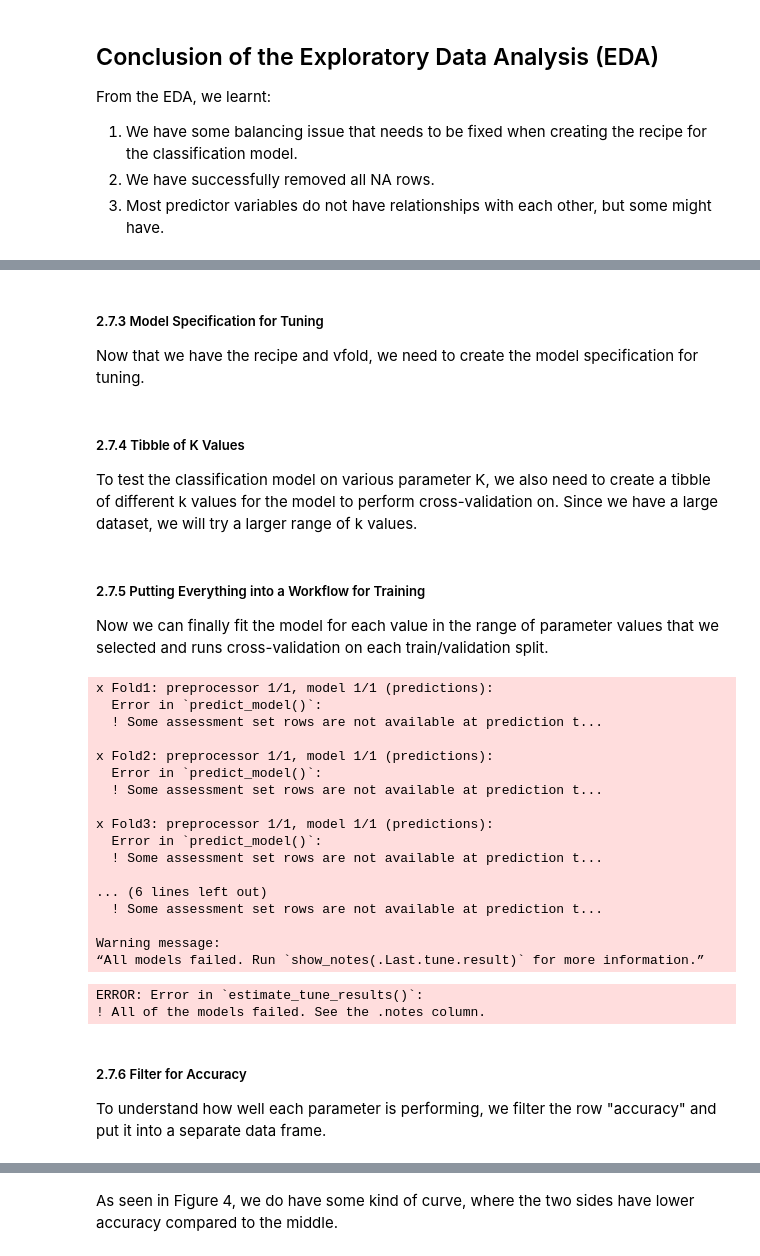
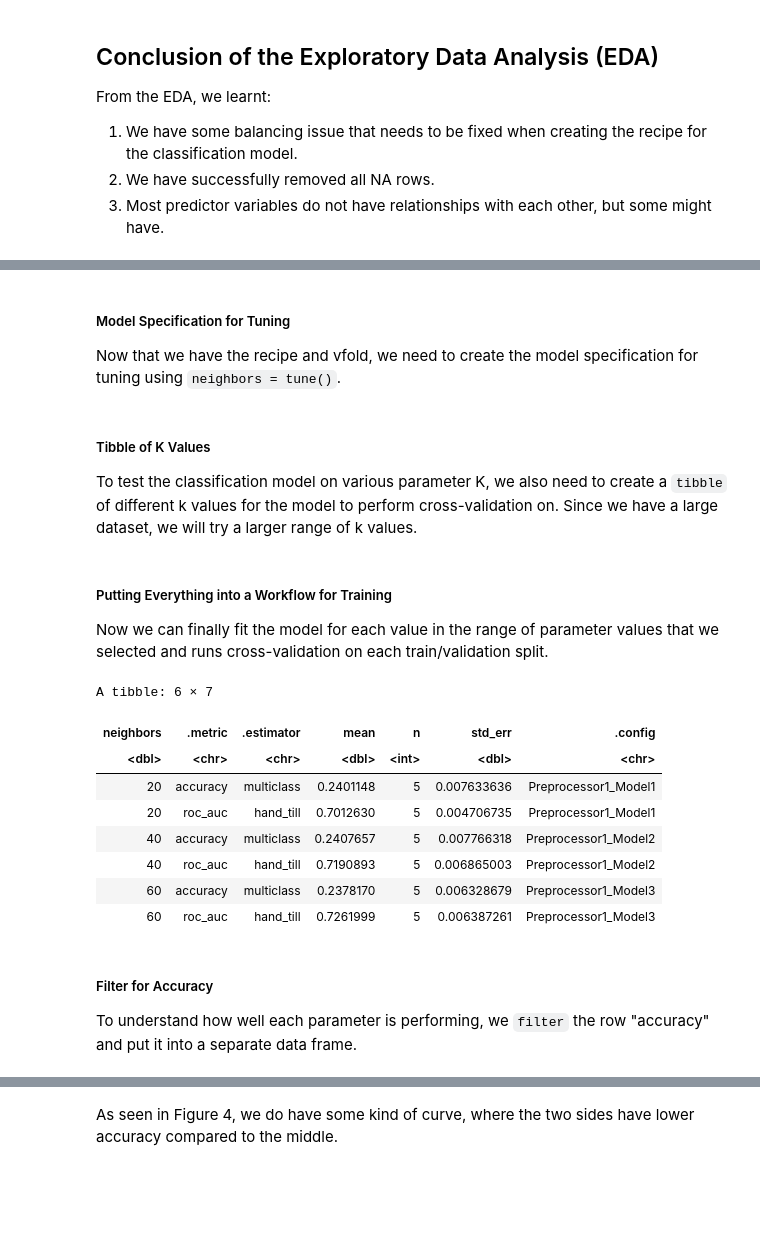
Before and after one commit to ccliang4/dsci-100-2022w1-sec-005-group-28, a Jupyter notebook: Group Project Report.ipynb, the cells around one changed output, grey strips where cells are left out. Drawn from its saved outputs; the diff is of its cells as text; code cells hidden in the pictures; blank space fills up the shorter version.

Commit message:
Some edits (see comments)
Add explanations for not using step_upsample, removed numbering, added cited referenced, added some more descriptions, and fixed some formatting

```diff
--- a/Group Project Report.ipynb
+++ b/Group Project Report.ipynb
@@ -339,51 +326,41 @@ To ensure that we are choosing the best parameter K, we need to evaluate the cla
 # %%
 spotify_mbti_vfold <- vfold_cv(spotify_mbti_train, v = 5)
 # %% [markdown]
-##### 2.7.3 Model Specification for Tuning
-Now that we have the recipe and vfold, we need to create the model specification for tuning.
+##### Model Specification for Tuning
+Now that we have the recipe and vfold, we need to create the model specification for tuning using `neighbors = tune()`.
 # %%
 knn_tune <- nearest_neighbor(weight_func = "rectangular", neighbors = tune()) |>
     set_engine("kknn") |>
     set_mode("classification")
 # %% [markdown]
-##### 2.7.4 Tibble of K Values
-To test the classification model on various parameter K, we also need to create a tibble of different k values for the model to perform cross-validation on. Since we have a large dataset, we will try a larger range of k values.
+##### Tibble of K Values
+To test the classification model on various parameter K, we also need to create a `tibble` of different k values for the model to perform cross-validation on. Since we have a large dataset, we will try a larger range of k values.
 # %%
 k_vals <- tibble(neighbors = seq(from = 20, to = 120, by = 20))
 # %% [markdown]
-##### 2.7.5 Putting Everything into a Workflow for Training
+##### Putting Everything into a Workflow for Training
 Now we can finally fit the model for each value in the range of parameter values that we selected and runs cross-validation on each train/validation split.
 # %%
 knn_results <- workflow() |>
-    add_recipe(spotify_mbti_recipe_ups) |>
+    add_recipe(spotify_mbti_recipe) |>
     add_model(knn_tune) |>
     tune_grid(resamples = spotify_mbti_vfold, grid = k_vals) |>
     collect_metrics()
 
-knn_results
+head(knn_results)
 # %% [output]
-x Fold1: preprocessor 1/1, model 1/1 (predictions):
-  Error in `predict_model()`:
-  ! Some assessment set rows are not available at prediction t...
-
-x Fold2: preprocessor 1/1, model 1/1 (predictions):
-  Error in `predict_model()`:
-  ! Some assessment set rows are not available at prediction t...
-
-x Fold3: preprocessor 1/1, model 1/1 (predictions):
-  Error in `predict_model()`:
-  ! Some assessment set rows are not available at prediction t...
-
-... (6 lines left out)
-  ! Some assessment set rows are not available at prediction t...
-
-Warning message:
-“All models failed. Run `show_notes(.Last.tune.result)` for more information.”
+A tibble: 6 × 7
-ERROR: Error in `estimate_tune_results()`:
-! All of the models failed. See the .notes column.
+| neighbors | .metric | .estimator | mean | n | std_err | .config |
+| <dbl> | <chr> | <chr> | <dbl> | <int> | <dbl> | <chr> |
+| 20 | accuracy | multiclass | 0.2401148 | 5 | 0.007633636 | Preprocessor1_Model1 |
+| 20 | roc_auc | hand_till | 0.7012630 | 5 | 0.004706735 | Preprocessor1_Model1 |
+| 40 | accuracy | multiclass | 0.2407657 | 5 | 0.007766318 | Preprocessor1_Model2 |
+| 40 | roc_auc | hand_till | 0.7190893 | 5 | 0.006865003 | Preprocessor1_Model2 |
+| 60 | accuracy | multiclass | 0.2378170 | 5 | 0.006328679 | Preprocessor1_Model3 |
+| 60 | roc_auc | hand_till | 0.7261999 | 5 | 0.006387261 | Preprocessor1_Model3 |
 # %% [markdown]
-##### 2.7.6 Filter for Accuracy
-To understand how well each parameter is performing, we filter the row "accuracy" and put it into a separate data frame.
+##### Filter for Accuracy
+To understand how well each parameter is performing, we `filter` the row "accuracy" and put it into a separate data frame.
 # %%
 accuracies_training <- filter(knn_results, .metric == "accuracy")
 accuracies_training
```
Also changed, not shown: parts of 53 cells of this notebook.
